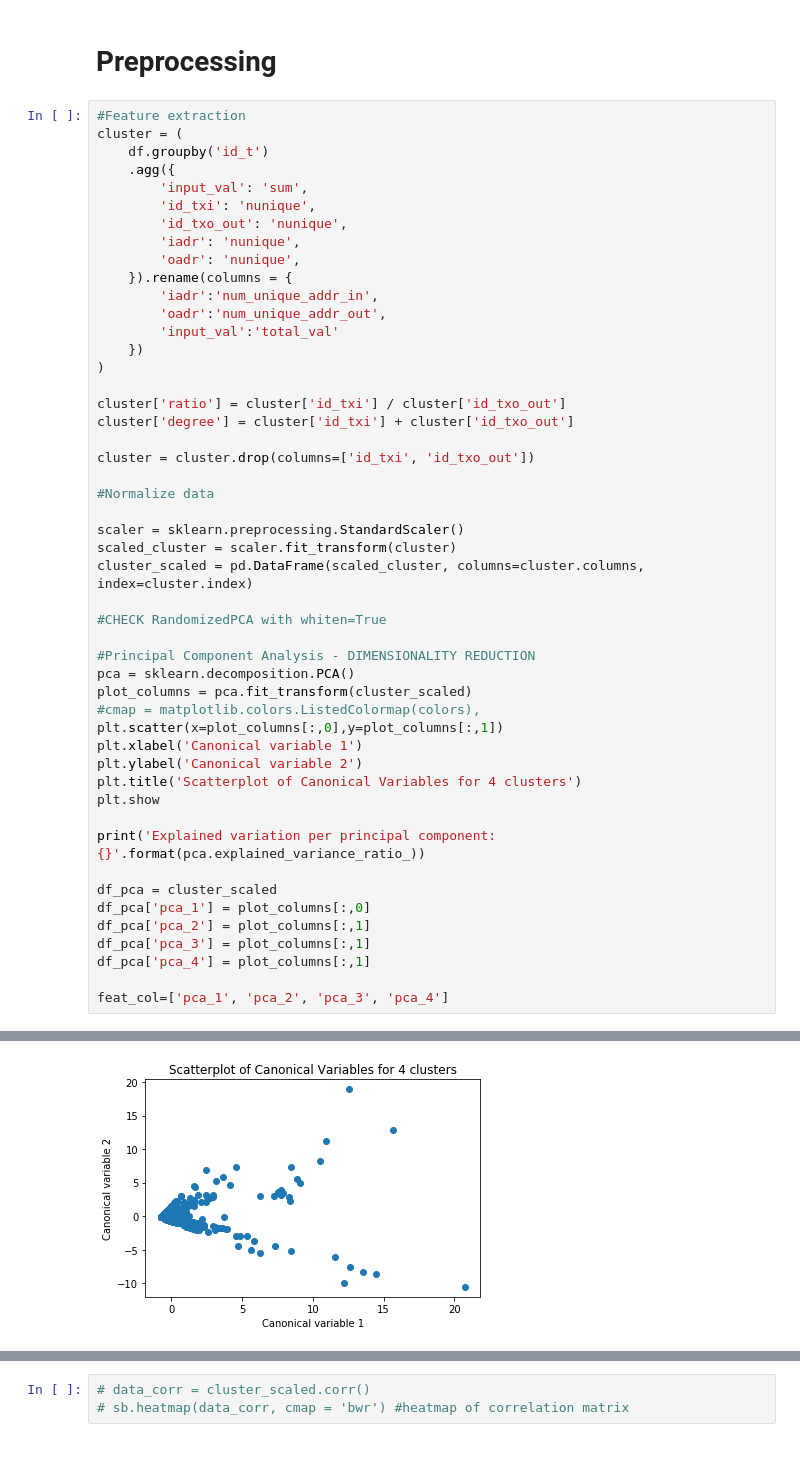
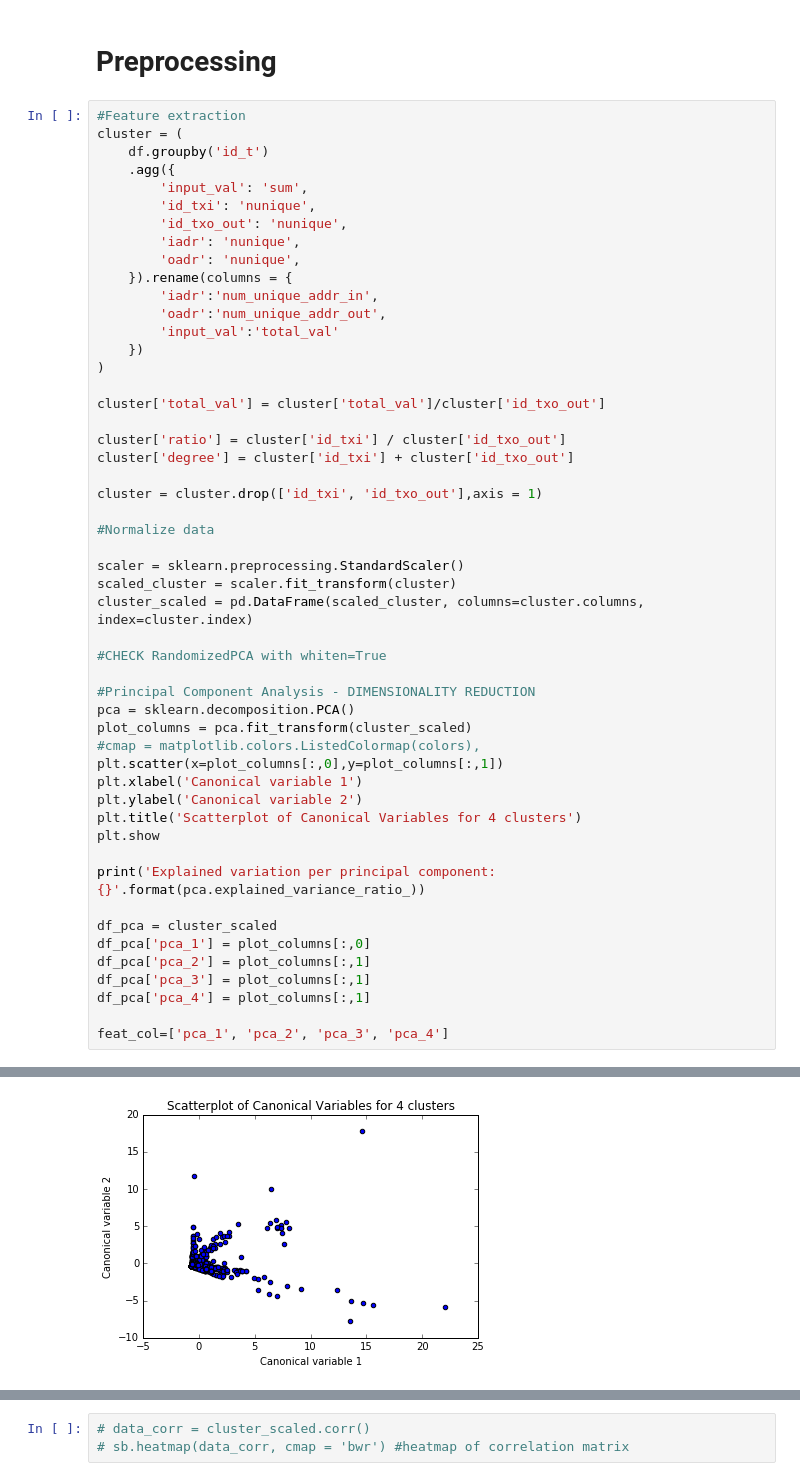
Before and after one commit to ZacharyChenpk/masters_thesis, a Jupyter notebook: exploration.ipynb, the cells around one changed output, grey strips where cells are left out. Cells and saved outputs as stored; diff of their text form; blank space fills up the shorter version.

```diff
--- a/exploration.ipynb
+++ b/exploration.ipynb
@@ -104,10 +106,12 @@ cluster = (
     })
 )
 
+cluster['total_val'] = cluster['total_val']/cluster['id_txo_out']
+
 cluster['ratio'] = cluster['id_txi'] / cluster['id_txo_out']
 cluster['degree'] = cluster['id_txi'] + cluster['id_txo_out']
 
-cluster = cluster.drop(columns=['id_txi', 'id_txo_out'])
+cluster = cluster.drop(['id_txi', 'id_txo_out'],axis = 1)
 
 #Normalize data
 
@@ -141 +145 @@ Explained variation per principal component: [0.46378575 0.27602792 0.12838918 0
-[figure, old version]
+[figure, new version]
```
Also changed, not shown: parts of 6 cells of this notebook, 1 other file.
